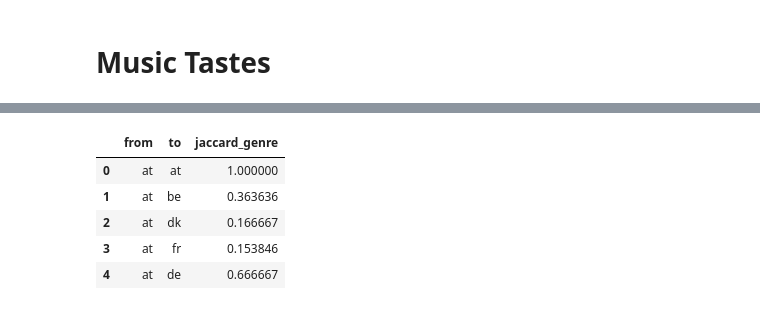
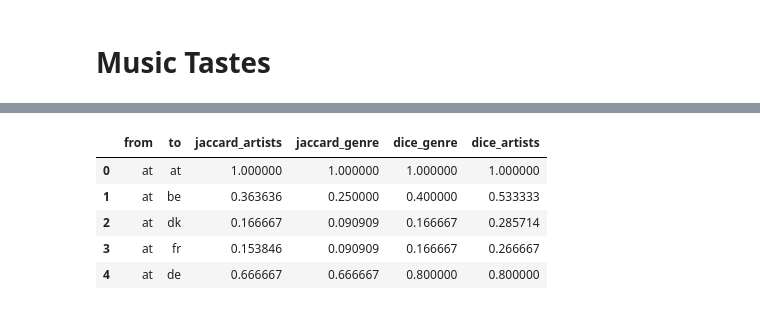
Before and after one commit to kluedemann/eurovision-voting-analysis, a Jupyter notebook: src/data_processing.ipynb, the cells around one changed output, grey strips where cells are left out. Drawn from its saved outputs; the diff is of its cells as text; code cells hidden in the pictures.

Commit message:
Added music similarity to data processing

```diff
--- a/src/data_processing.ipynb
+++ b/src/data_processing.ipynb
@@ -368,0 +358,6 @@ music_similarity_raw.head()
+# %%
+jaccard_genre_raw = pd.read_csv("../data/jaccard_normalized_genres_similarity.csv")
+jaccard_artist_raw = pd.read_csv("../data/jaccard_normalized_artists_similarity.csv")
+dice_artist_raw = pd.read_csv("../data/dice_sorensen_normalized_artists_similarity.csv")
+dice_genre_raw = pd.read_csv("../data/dice_sorensen_normalized_genres_similarity.csv")
+jaccard_artist_raw.head()
@@ -369,19 +372,23 @@ music_similarity_raw.head()
 # %%
-music_similarity = music_similarity_raw.set_index("country").stack().rename("jaccard_genre").to_frame()
+jaccard_artist = jaccard_artist_raw.set_index("country").stack().rename("jaccard_genre")
+jaccard_genre = jaccard_genre_raw.set_index("country").stack().rename("jaccard_artists")
+dice_artist = dice_artist_raw.set_index("country").stack().rename("dice_genre")
+dice_genre = dice_genre_raw.set_index("country").stack().rename("dice_artists")
+music_similarity = pd.concat([jaccard_genre, jaccard_artist, dice_artist, dice_genre], axis=1)
 music_similarity.index = music_similarity.index.rename(["from", "to"])
 music_similarity = music_similarity.reset_index()
 music_similarity.head()
 
 # distance_stack = distance_df_km.stack().rename("distance").to_frame()
 # distance_stack.index = distance_stack.index.rename(["from", "to"])
 # distance_stack = distance_stack.reset_index()
 # %% [output]
-|  | from | to | jaccard_genre |
-| 0 | at | at | 1.000000 |
-| 1 | at | be | 0.363636 |
-| 2 | at | dk | 0.166667 |
-| 3 | at | fr | 0.153846 |
-| 4 | at | de | 0.666667 |
+|  | from | to | jaccard_artists | jaccard_genre | dice_genre | dice_artists |
+| 0 | at | at | 1.000000 | 1.000000 | 1.000000 | 1.000000 |
+| 1 | at | be | 0.363636 | 0.250000 | 0.400000 | 0.533333 |
+| 2 | at | dk | 0.166667 | 0.090909 | 0.166667 | 0.285714 |
+| 3 | at | fr | 0.153846 | 0.090909 | 0.166667 | 0.266667 |
+| 4 | at | de | 0.666667 | 0.666667 | 0.800000 | 0.800000 |
 # %%
 vote_dists2 = vote_dists.merge(music_similarity, left_on=["from_country_id", "to_country_id"], right_on=["from", "to"], how="left")
 vote_dists2 = vote_dists2.drop(["from", "to"], axis=1)
```
Also changed, not shown: parts of 3 cells of this notebook, 2 other files.
